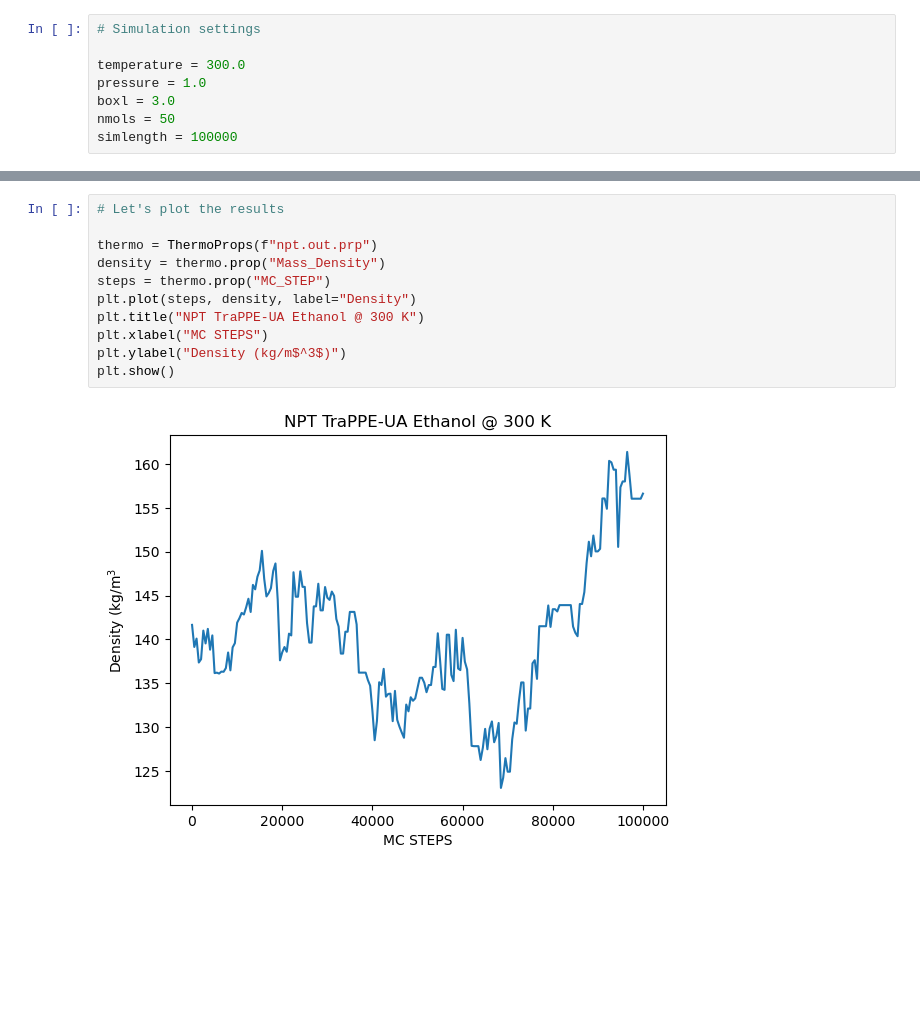
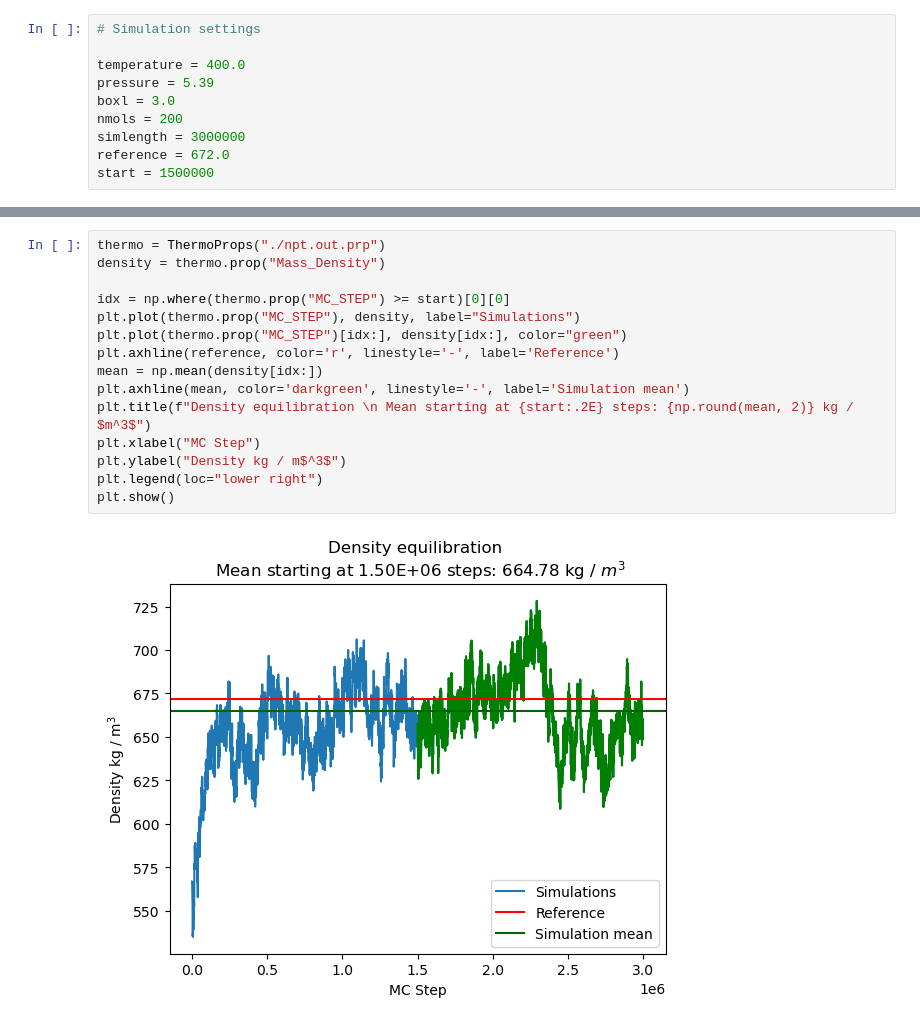
Before and after one commit to MaginnGroup/UNICAMP-workshop, a Jupyter notebook: MC/NPT/NPT.ipynb, the cells around one changed output, grey strips where cells are left out. Saved outputs shown, nothing was run; the diff lists cells and outputs as text; blank space fills up the shorter version.

Commit message:
Update NPT with reference from TraPPE, DSF, plot

```diff
--- a/MC/NPT/NPT.ipynb
+++ b/MC/NPT/NPT.ipynb
@@ -15,11 +16,13 @@ filterwarnings('ignore', category=UserWarning)
 # %%
 # Simulation settings
 
-temperature = 300.0
-pressure = 1.0
+temperature = 400.0
+pressure = 5.39
 boxl = 3.0
-nmols = 50
-simlength = 100000
+nmols = 200
+simlength = 3000000
+reference = 672.0
+start = 1500000
 # %%
 # Use mbuild to create molecules
 ethanol = mbuild.load("ethanol.mol2")
@@ -71,13 +90,17 @@ Running Cassandra...
 # %%
-# Let's plot the results
+thermo = ThermoProps("./npt.out.prp")
+density = thermo.prop("Mass_Density")
 
-thermo = ThermoProps(f"npt.out.prp")
-density = thermo.prop("Mass_Density")
-steps = thermo.prop("MC_STEP")
-plt.plot(steps, density, label="Density")
-plt.title("NPT TraPPE-UA Ethanol @ 300 K")
-plt.xlabel("MC STEPS")
-plt.ylabel("Density (kg/m$^3$)")
+idx = np.where(thermo.prop("MC_STEP") >= start)[0][0]
+plt.plot(thermo.prop("MC_STEP"), density, label="Simulations")
+plt.plot(thermo.prop("MC_STEP")[idx:], density[idx:], color="green")
+plt.axhline(reference, color='r', linestyle='-', label='Reference')
+mean = np.mean(density[idx:])
+plt.axhline(mean, color='darkgreen', linestyle='-', label='Simulation mean')
+plt.title(f"Density equilibration \n Mean starting at {start:.2E} steps: {np.round(mean, 2)} kg / $m^3$")
+plt.xlabel("MC Step")
+plt.ylabel("Density kg / m$^3$")
+plt.legend(loc="lower right")
 plt.show()
 # %% [output]
-[figure, old version]
+[figure, new version]
```
Also changed, not shown: parts of 3 cells of this notebook, 2 other files.
